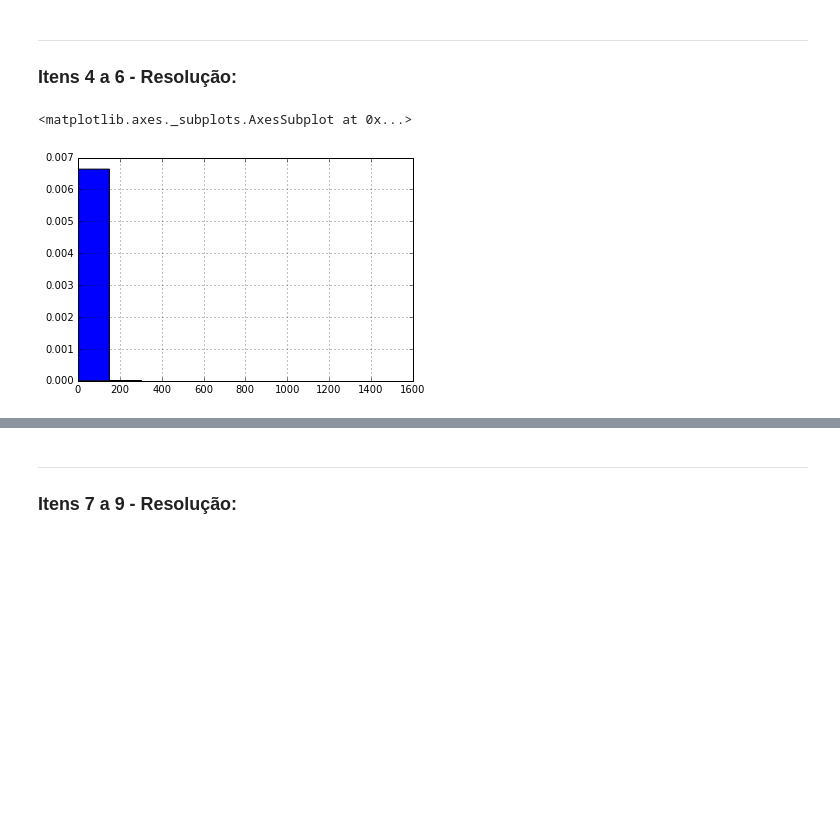
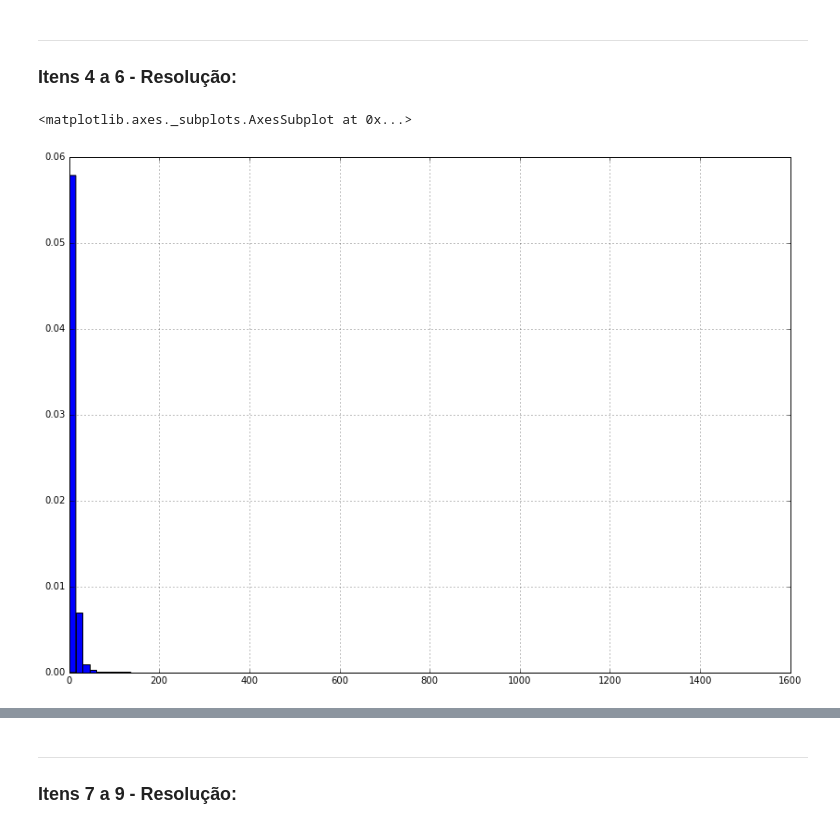
Before and after one commit to carletti/CD, a Jupyter notebook: Mini-Projeto1/MiniProjeto1.ipynb, the cells around one changed output, grey strips where cells are left out. Saved outputs shown, nothing was run; the diff lists cells and outputs as text; code cells hidden in the pictures; blank space fills up the shorter version.

```diff
--- a/Mini-Projeto1/MiniProjeto1.ipynb
+++ b/Mini-Projeto1/MiniProjeto1.ipynb
@@ -67,8 +67,8 @@ computadores.var()
 ___
 ### Itens 4 a 6 - Resolução:
 # %%
-computadores.hist(normed=True)
+computadores.hist(normed=True, bins = 100, figsize=(14,10))
 # %% [output]
 <matplotlib.axes._subplots.AxesSubplot at 0x...>
-[figure, old version]
+[figure, new version]
 # %%
```
Also changed, not shown: parts of 6 cells of this notebook.
